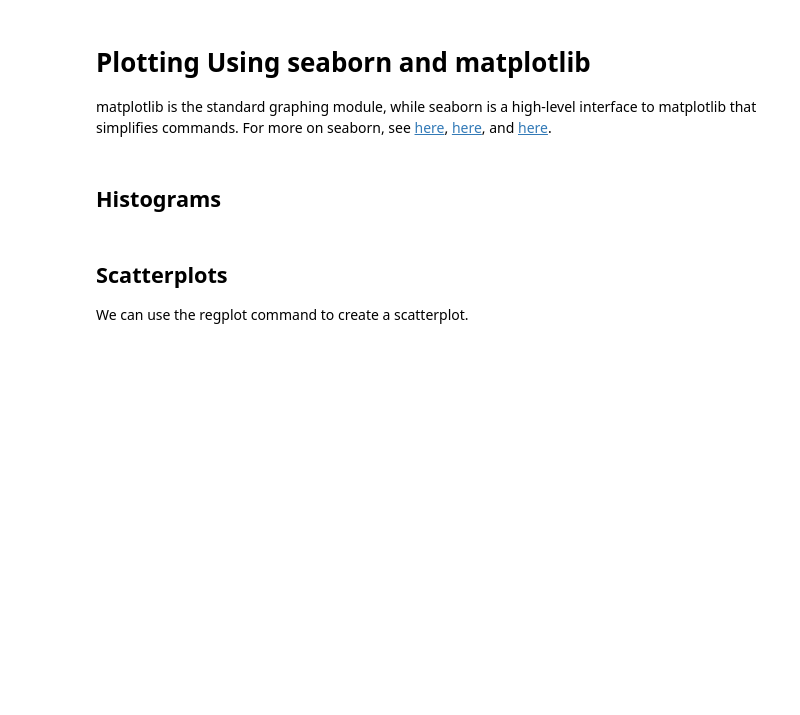
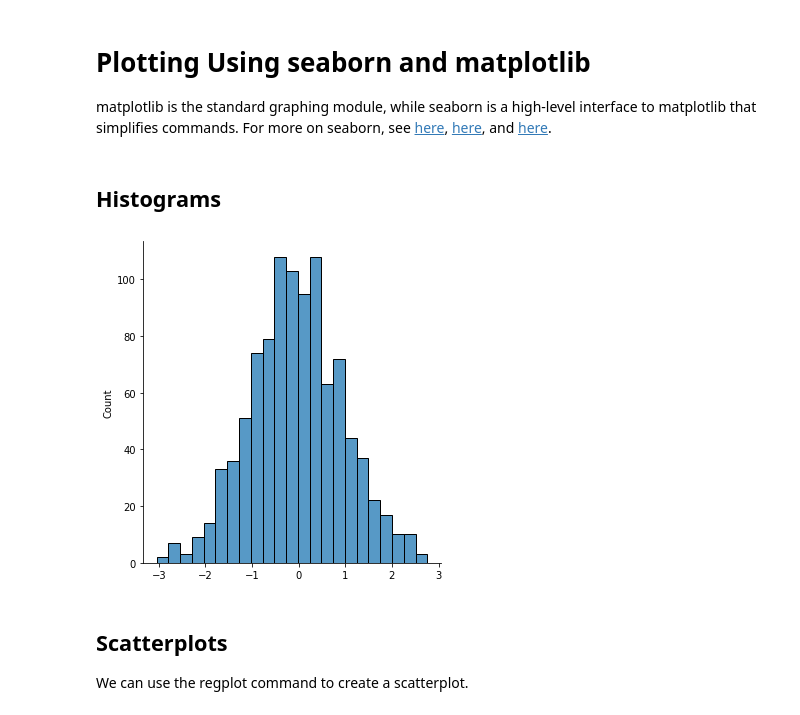
Before and after one commit to mpleung/Python_tutorials, a Jupyter notebook: 3-matplotlib.ipynb, the cells around one changed output. Drawn from its saved outputs; the diff is of its cells as text; code cells hidden in the pictures; blank space fills up the shorter version.

```diff
--- a/3-matplotlib.ipynb
+++ b/3-matplotlib.ipynb
@@ -12,8 +12,10 @@ np.random.seed(0)
 ## Histograms
 # %%
 draws = np.random.normal(size=1000) # simulate data
-sns.distplot(draws); # the semicolon suppresses some unnecessary output
+sns.displot(draws); # the semicolon suppresses some unnecessary output
 plt.show() # make the plot display
+# %% [output]
+[figure, added]
 # %% [markdown]
 ## Scatterplots
 
```
Also changed, not shown: parts of 14 cells of this notebook, 8 other files.
